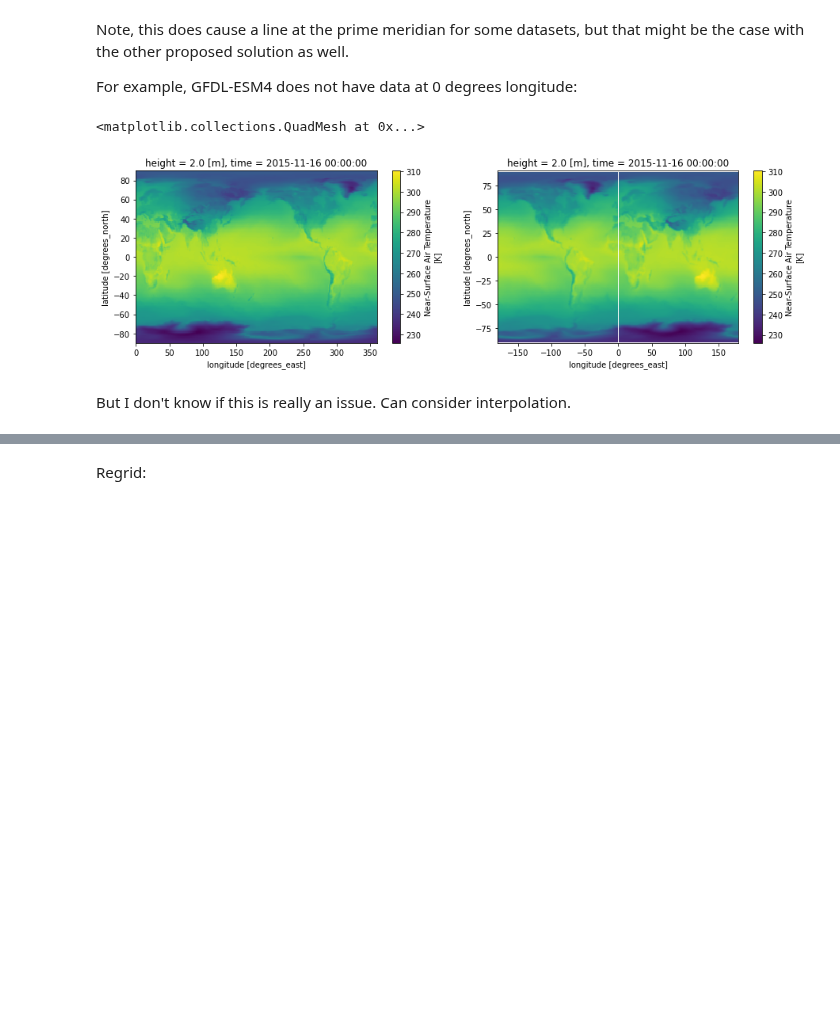
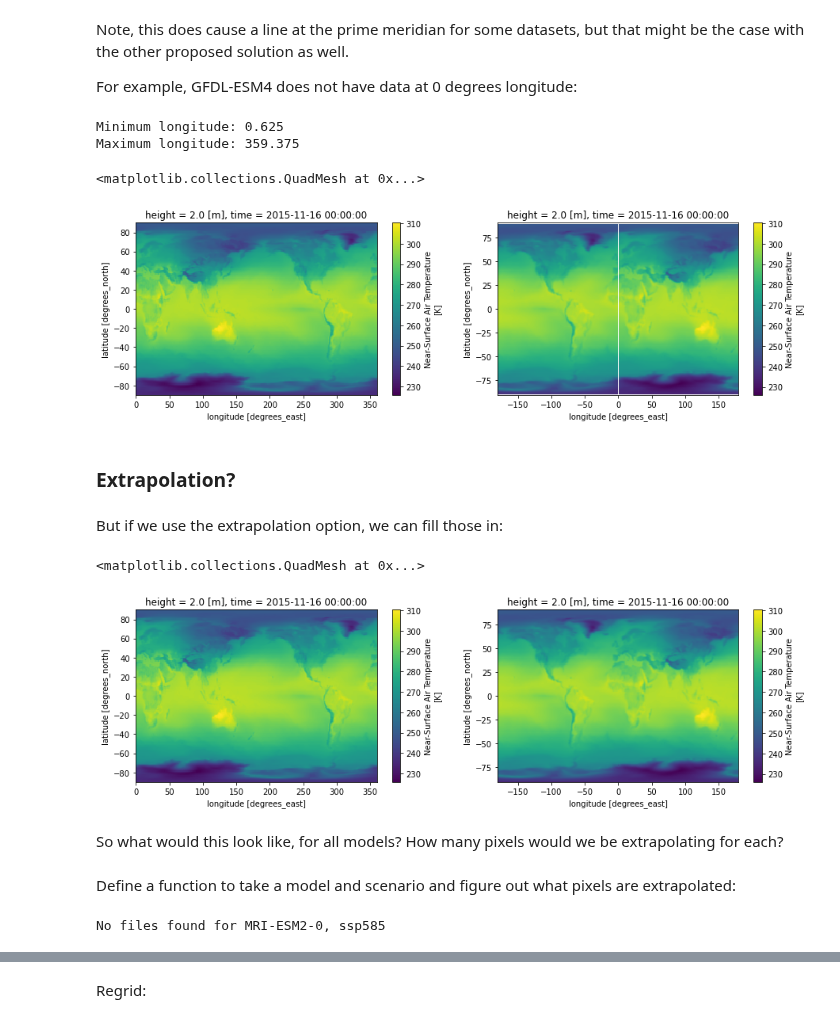
Before and after one commit to ua-snap/cmip6-utils, a Jupyter notebook: regridding/explore_regridding.ipynb, the cells around one changed output, grey strips where cells are left out. Saved outputs shown, nothing was run; the diff lists cells and outputs as text; code cells hidden in the pictures; blank space fills up the shorter version.

Commit message:
add extrapolation assessment for all models

```diff
--- a/regridding/explore_regridding.ipynb
+++ b/regridding/explore_regridding.ipynb
@@ -66,6 +74,8 @@ src_fp = cmip6_dir.joinpath(
     "ScenarioMIP/NOAA-GFDL/GFDL-ESM4/ssp585/r1i1p1f1/Amon/tas/gr1/v20180701/tas_Amon_GFDL-ESM4_ssp585_r1i1p1f1_gr1_201501-210012.nc"
 )
 src_ds = xr.open_dataset(src_fp)
+print(f"Minimum longitude: {src_ds.lon.min()}")
+print(f"Maximum longitude: {src_ds.lon.max()}")
 
 regridder = xe.Regridder(src_ds, dst_ds, "bilinear", unmapped_to_nan=True)
 regrid_ds = regridder(src_ds, keep_attrs=True)
@@ -74,7 +84,27 @@ fig, ax = plt.subplots(1, 2, figsize=(15, 4))
 src_ds["tas"].isel(time=10).plot(ax=ax[0])
 regrid_ds["tas"].isel(time=10).plot(ax=ax[1])
 # %% [output]
-<matplotlib.collections.QuadMesh at 0x...>
+Minimum longitude: 0.625
+Maximum longitude: 359.375
+<matplotlib.collections.QuadMesh at 0x...>
 [figure]
-# %% [markdown]
-But I don't know if this is really an issue. Can consider interpolation.
+# %% [markdown]
+### Extrapolation?
+# %% [markdown]
+But if we use the extrapolation option, we can fill those in:
+# %%
+regridder = xe.Regridder(
+    src_ds, dst_ds, "bilinear", unmapped_to_nan=True, extrap_method="nearest_s2d"
+)
+regrid_ds = regridder(src_ds, keep_attrs=True)
+
+fig, ax = plt.subplots(1, 2, figsize=(15, 4))
+src_ds["tas"].isel(time=10).plot(ax=ax[0])
+regrid_ds["tas"].isel(time=10).plot(ax=ax[1])
+# %% [output]
+<matplotlib.collections.QuadMesh at 0x...>
+[figure, added]
+# %% [markdown]
+So what would this look like, for all models? How many pixels would we be extrapolating for each?
+# %% [markdown]
+Define a function to take a model and scenario and figure out what pixels are extrapolated:
@@ -80,0 +143,6 @@ But I don't know if this is really an issue. Can consider interpolation.
+# %%
+extrap_masks = {}
+for model in transfers_config.prod_variant_lu:
+    extrap_masks[model] = get_extrap_pixel_mask(model)
+# %% [output]
+No files found for MRI-ESM2-0, ssp585
```
Also changed, not shown: parts of 16 cells of this notebook.
